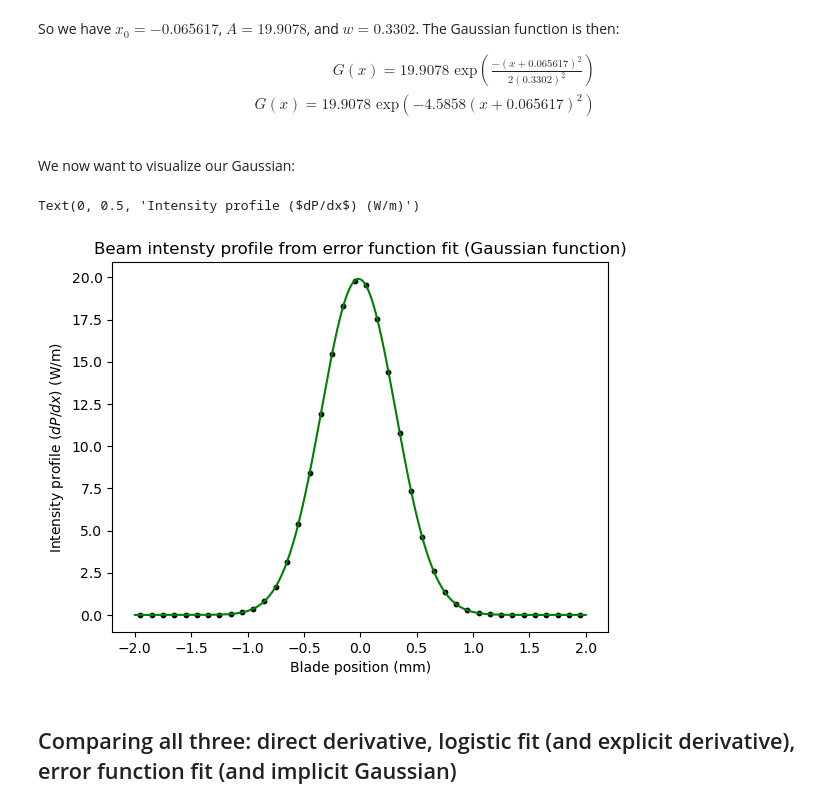
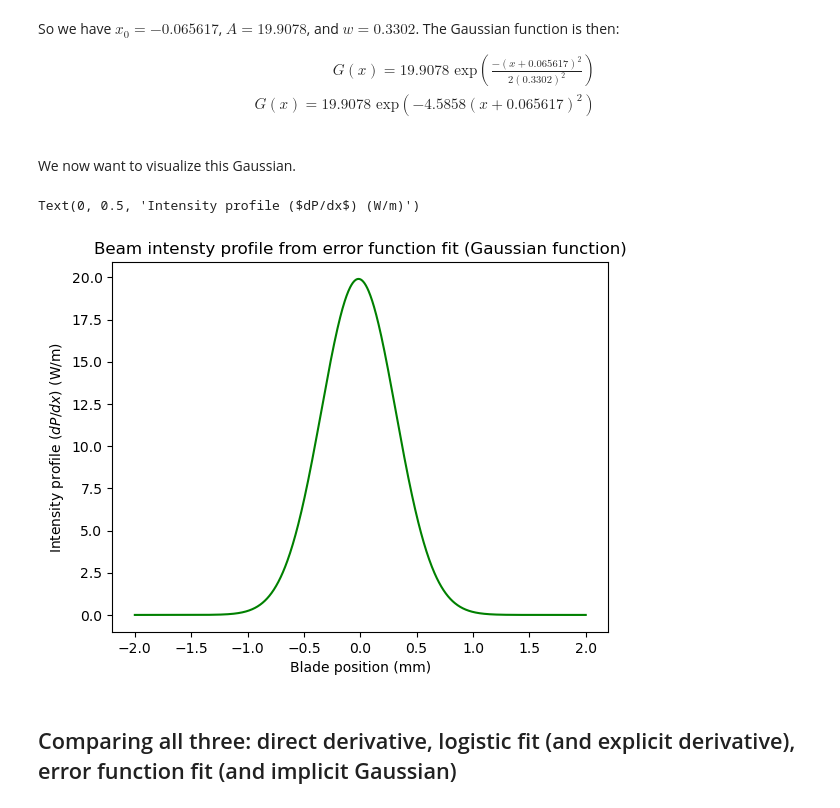
Before and after one commit to josephtemple/OpticalTweezerProject, a Jupyter notebook: JT_OpticalTrap_BeamProfile.ipynb, the cells around one changed output. Saved outputs shown, nothing was run; the diff lists cells and outputs as text; code cells hidden in the pictures.

```diff
--- a/JT_OpticalTrap_BeamProfile.ipynb
+++ b/JT_OpticalTrap_BeamProfile.ipynb
@@ -201,16 +206,15 @@ So we have $x_0 = -0.065617$, $A = 19.9078$, and $w=0.3302$. The Gaussian functi
     G(x) = 19.9078 \text{ exp}\left( -4.5858(x+0.065617)^2 \right) \\
 \end{align*}
 # %% [markdown]
-We now want to visualize our Gaussian:
+We now want to visualize this Gaussian.
 # %%
 plt.plot(intensity_positions, gauss_integrand(intensity_positions, *fitted_erf_coeff), color='green')
-plt.scatter(power_data_new[0], gauss_integrand(power_data_new[0], *fitted_erf_coeff), color='black', s=10)
 plt.title("Beam intensty profile from error function fit (Gaussian function)")
 plt.xlabel("Blade position (mm)")
 plt.ylabel(r'Intensity profile ($dP/dx$) (W/m)')
 # %% [output]
 Text(0, 0.5, 'Intensity profile ($dP/dx$) (W/m)')
-[figure, old version]
+[figure, new version]
 # %% [markdown]
 ## Comparing all three: direct derivative, logistic fit (and explicit derivative), error function fit (and implicit Gaussian)
 # %% [markdown]
```
Also changed, not shown: parts of 13 cells of this notebook.
